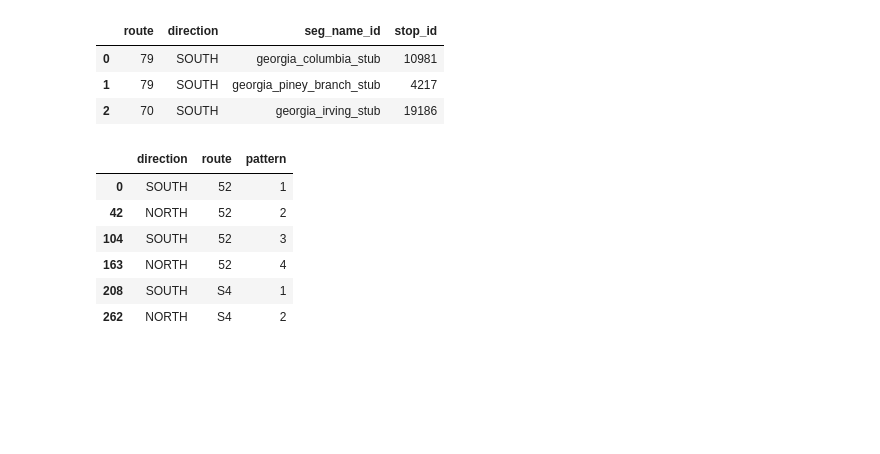
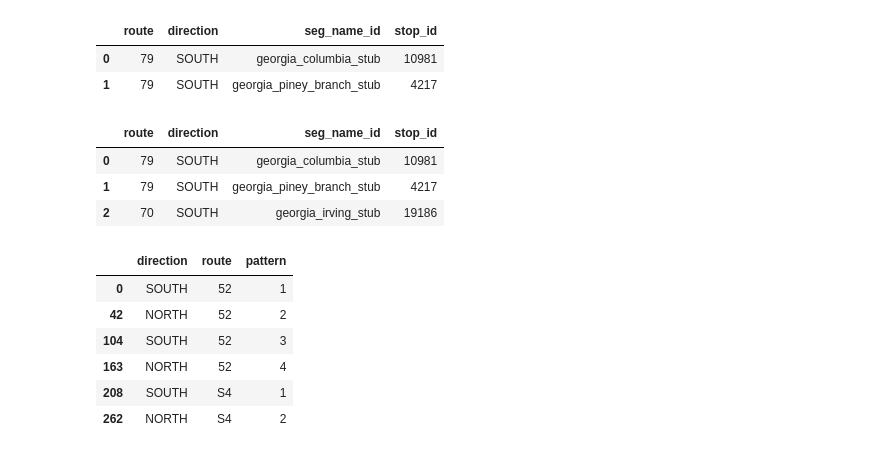
Before and after one commit to stevenschrayer/WMATA_AVL, a Jupyter notebook: analysis/exploratory/03_merge_with_segments.ipynb, the cells around one changed output. Saved outputs shown, nothing was run; the diff lists cells and outputs as text; code cells hidden in the pictures; blank space fills up the shorter version.

```diff
--- a/analysis/exploratory/03_merge_with_segments.ipynb
+++ b/analysis/exploratory/03_merge_with_segments.ipynb
@@ -68,6 +65,17 @@ wmata_crs = 2248
 # 1.3 Import User-Defined Package
 ############################################
 import wmatarawnav as wr
+# %%
+from io import StringIO
+csv_string = ''' route,direction,seg_name_id,stop_id
+                 79,SOUTH,georgia_columbia_stub,10981
+                 79,SOUTH,georgia_piney_branch_stub,4217'''
+df = pd.read_csv(StringIO(csv_string))
+df
+# %% [output]
+|  | route | direction | seg_name_id | stop_id |
+| 0 | 79 | SOUTH | georgia_columbia_stub | 10981 |
+| 1 | 79 | SOUTH | georgia_piney_branch_stub | 4217 |
 # %%
 # 2 Load Relevant Static Files
 ####################################################################################################
```
Also changed, not shown: parts of 3 cells of this notebook, 12 other files.
